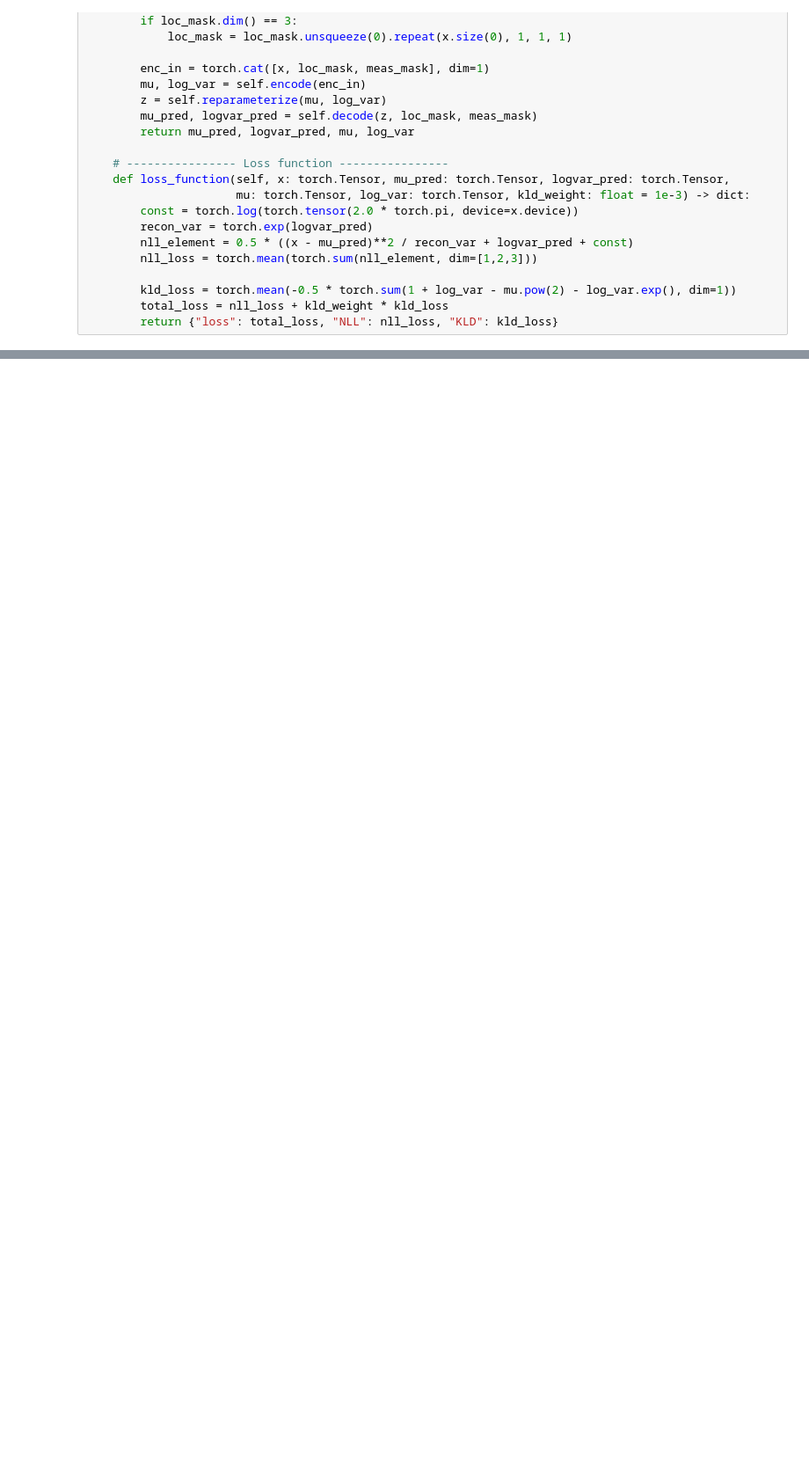
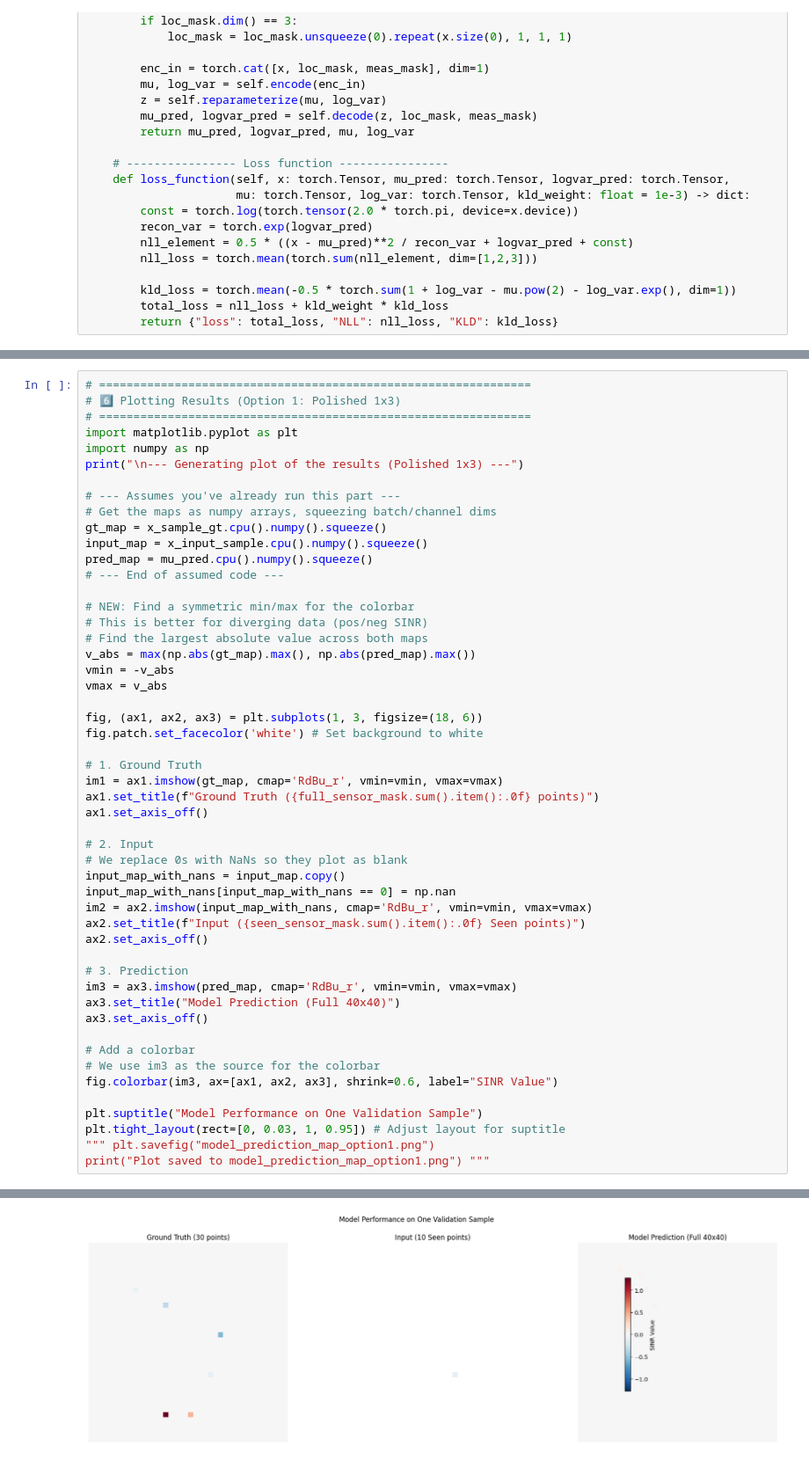
Before and after one commit to longwei-xiao/PyTorch-VAE, a Jupyter notebook: cvae_mine.ipynb, the cells around one changed output, grey strips where cells are left out. Shown at 88% size. Drawn from its saved outputs; the diff is of its cells as text; blank space fills up the shorter version.

Commit message:
full model working - 1

```diff
--- a/cvae_mine.ipynb
+++ b/cvae_mine.ipynb
@@ -476,0 +704,52 @@ KeyboardInterrupt:
+# %%
+# ===============================================================
+# 6️⃣ Plotting Results (Option 1: Polished 1x3)
+# ===============================================================
+import matplotlib.pyplot as plt
+import numpy as np
+print("\n--- Generating plot of the results (Polished 1x3) ---")
+
+# --- Assumes you've already run this part ---
+# Get the maps as numpy arrays, squeezing batch/channel dims
+gt_map = x_sample_gt.cpu().numpy().squeeze()
+input_map = x_input_sample.cpu().numpy().squeeze()
+pred_map = mu_pred.cpu().numpy().squeeze()
+# --- End of assumed code ---
+
+# NEW: Find a symmetric min/max for the colorbar
+# This is better for diverging data (pos/neg SINR)
+# Find the largest absolute value across both maps
+v_abs = max(np.abs(gt_map).max(), np.abs(pred_map).max())
+vmin = -v_abs
+vmax = v_abs
+
+fig, (ax1, ax2, ax3) = plt.subplots(1, 3, figsize=(18, 6))
+fig.patch.set_facecolor('white') # Set background to white
+
+# 1. Ground Truth
+im1 = ax1.imshow(gt_map, cmap='RdBu_r', vmin=vmin, vmax=vmax)
+ax1.set_title(f"Ground Truth ({full_sensor_mask.sum().item():.0f} points)")
+ax1.set_axis_off()
+
+# 2. Input
+# We replace 0s with NaNs so they plot as blank
+input_map_with_nans = input_map.copy()
+input_map_with_nans[input_map_with_nans == 0] = np.nan
+im2 = ax2.imshow(input_map_with_nans, cmap='RdBu_r', vmin=vmin, vmax=vmax)
+ax2.set_title(f"Input ({seen_sensor_mask.sum().item():.0f} Seen points)")
+ax2.set_axis_off()
+
+# 3. Prediction
+im3 = ax3.imshow(pred_map, cmap='RdBu_r', vmin=vmin, vmax=vmax)
+ax3.set_title("Model Prediction (Full 40x40)")
+ax3.set_axis_off()
+
+# Add a colorbar
+# We use im3 as the source for the colorbar
+fig.colorbar(im3, ax=[ax1, ax2, ax3], shrink=0.6, label="SINR Value")
+
+plt.suptitle("Model Performance on One Validation Sample")
+plt.tight_layout(rect=[0, 0.03, 1, 0.95]) # Adjust layout for suptitle
+""" plt.savefig("model_prediction_map_option1.png")
+print("Plot saved to model_prediction_map_option1.png") """
+# %% [output]
@@ -476,0 +758 @@ KeyboardInterrupt:
+[figure, added]
```
Also changed, not shown: parts of 8 cells of this notebook.
